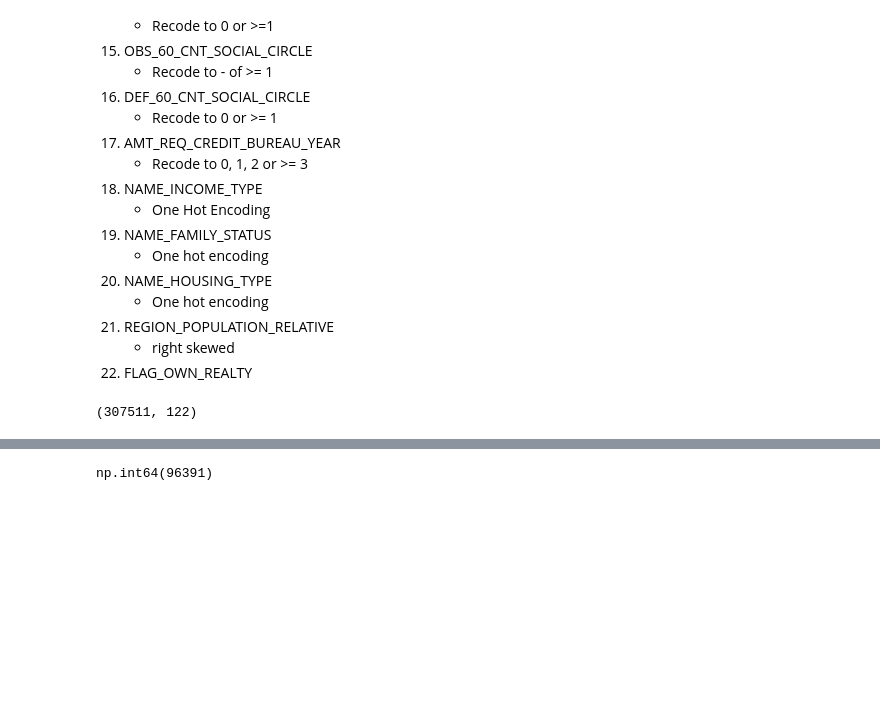
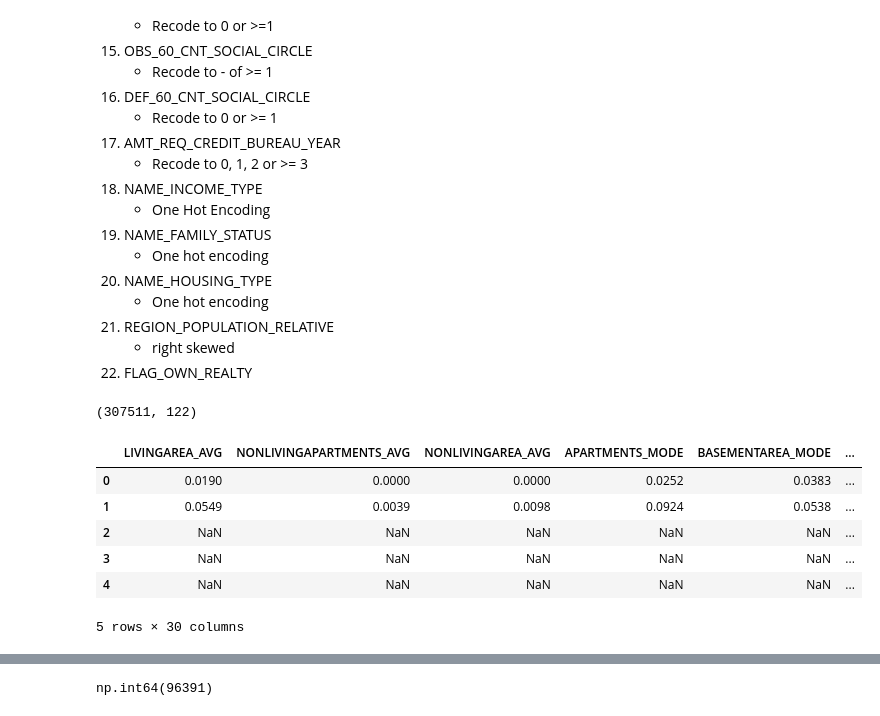
Before and after one commit to caseywhorton/homecredit, a Jupyter notebook: notebooks/preprocessing_model_fit.ipynb, the cells around one changed output, grey strips where cells are left out. Cells and saved outputs as stored; diff of their text form; code cells hidden in the pictures; blank space fills up the shorter version.

```diff
--- a/notebooks/preprocessing_model_fit.ipynb
+++ b/notebooks/preprocessing_model_fit.ipynb
@@ -62,3 +67,13 @@ df = pd.read_csv('../home-credit-default-risk/application_train.csv')
 df.shape
 # %% [output]
 (307511, 122)
+# %%
+df.iloc[:,55:85].head()
+# %% [output]
+|  | LIVINGAREA_AVG | NONLIVINGAPARTMENTS_AVG | NONLIVINGAREA_AVG | APARTMENTS_MODE | BASEMENTAREA_MODE | ... |
+| 0 | 0.0190 | 0.0000 | 0.0000 | 0.0252 | 0.0383 | ... |
+| 1 | 0.0549 | 0.0039 | 0.0098 | 0.0924 | 0.0538 | ... |
+| 2 | NaN | NaN | NaN | NaN | NaN | ... |
+| 3 | NaN | NaN | NaN | NaN | NaN | ... |
+| 4 | NaN | NaN | NaN | NaN | NaN | ... |
+5 rows × 30 columns
```
Also changed, not shown: parts of 6 cells of this notebook.
